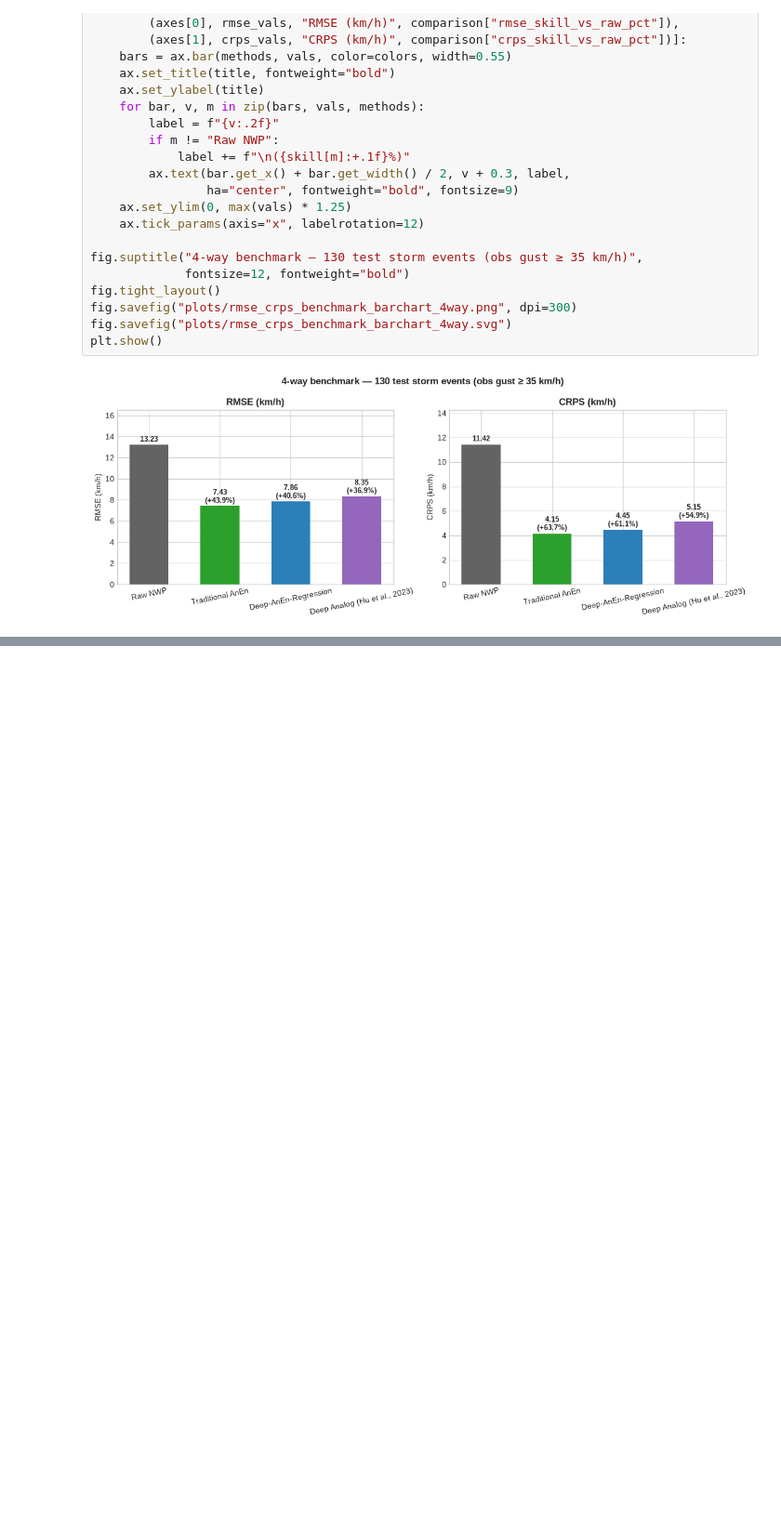
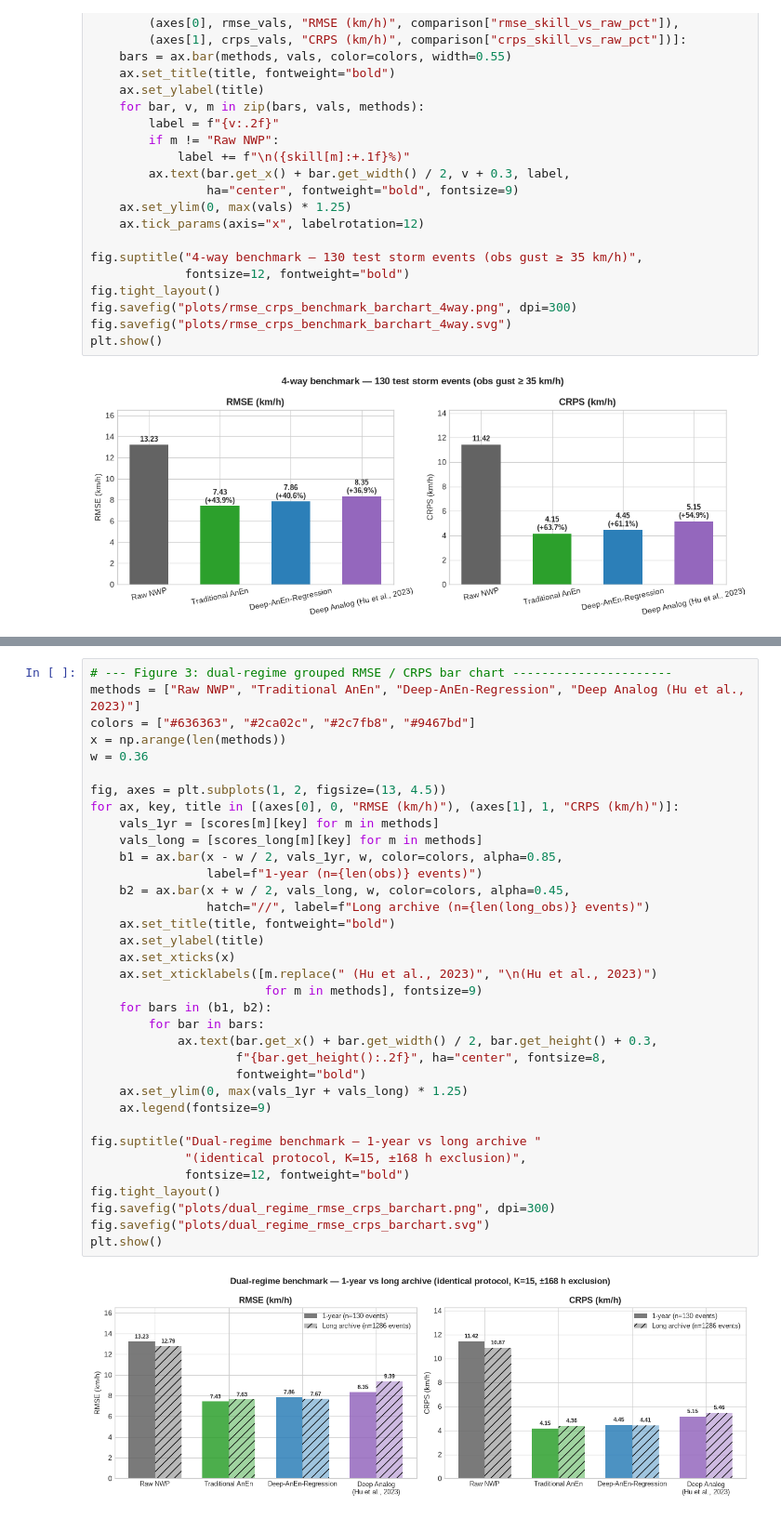
Before and after one commit to Mahinul372/ML-Analog-Ensemble-Severe-Weather, a Jupyter notebook: notebooks/comparison_analysis.ipynb, the cells around one changed output, grey strips where cells are left out. Shown at 93% size. Cells and saved outputs as stored; diff of their text form; blank space fills up the shorter version.

Commit message:
Long-archive scale-up: dual-regime comparison, DM tests, loss curves (code, metrics, notebook, README; data CSV follows separately)

```diff
--- a/notebooks/comparison_analysis.ipynb
+++ b/notebooks/comparison_analysis.ipynb
@@ -625,3 +1189,40 @@ raw NWP).
+# %%
+# --- Figure 3: dual-regime grouped RMSE / CRPS bar chart ----------------------
+methods = ["Raw NWP", "Traditional AnEn", "Deep-AnEn-Regression", "Deep Analog (Hu et al., 2023)"]
+colors = ["#636363", "#2ca02c", "#2c7fb8", "#9467bd"]
+x = np.arange(len(methods))
+w = 0.36
+
+fig, axes = plt.subplots(1, 2, figsize=(13, 4.5))
+for ax, key, title in [(axes[0], 0, "RMSE (km/h)"), (axes[1], 1, "CRPS (km/h)")]:
+    vals_1yr = [scores[m][key] for m in methods]
+    vals_long = [scores_long[m][key] for m in methods]
+    b1 = ax.bar(x - w / 2, vals_1yr, w, color=colors, alpha=0.85,
+                label=f"1-year (n={len(obs)} events)")
+    b2 = ax.bar(x + w / 2, vals_long, w, color=colors, alpha=0.45,
+                hatch="//", label=f"Long archive (n={len(long_obs)} events)")
+    ax.set_title(title, fontweight="bold")
+    ax.set_ylabel(title)
+    ax.set_xticks(x)
+    ax.set_xticklabels([m.replace(" (Hu et al., 2023)", "\n(Hu et al., 2023)")
+                        for m in methods], fontsize=9)
+    for bars in (b1, b2):
+        for bar in bars:
+            ax.text(bar.get_x() + bar.get_width() / 2, bar.get_height() + 0.3,
+                    f"{bar.get_height():.2f}", ha="center", fontsize=8,
+                    fontweight="bold")
+    ax.set_ylim(0, max(vals_1yr + vals_long) * 1.25)
+    ax.legend(fontsize=9)
+
+fig.suptitle("Dual-regime benchmark — 1-year vs long archive "
+             "(identical protocol, K=15, ±168 h exclusion)",
+             fontsize=12, fontweight="bold")
+fig.tight_layout()
+fig.savefig("plots/dual_regime_rmse_crps_barchart.png", dpi=300)
+fig.savefig("plots/dual_regime_rmse_crps_barchart.svg")
+plt.show()
+# %% [output]
+[figure, added]
 # %%
 # --- Saved-file inventory -------------------------------------------------------
 print("Saved files:")
```
Also changed, not shown: parts of 11 cells of this notebook, 28 other files.
